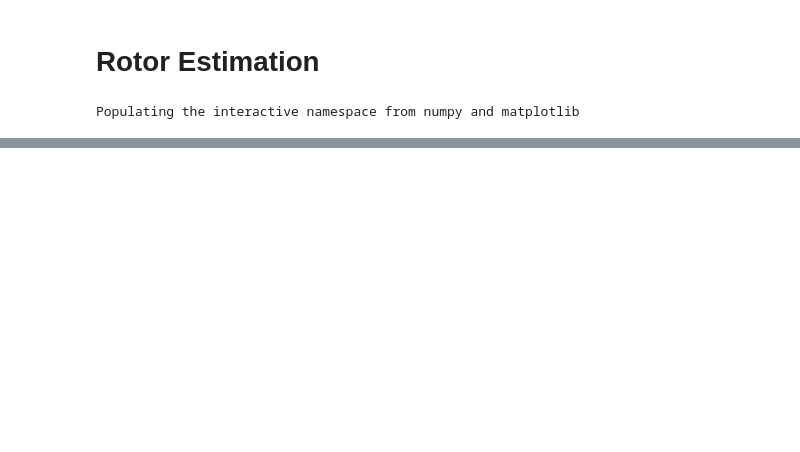
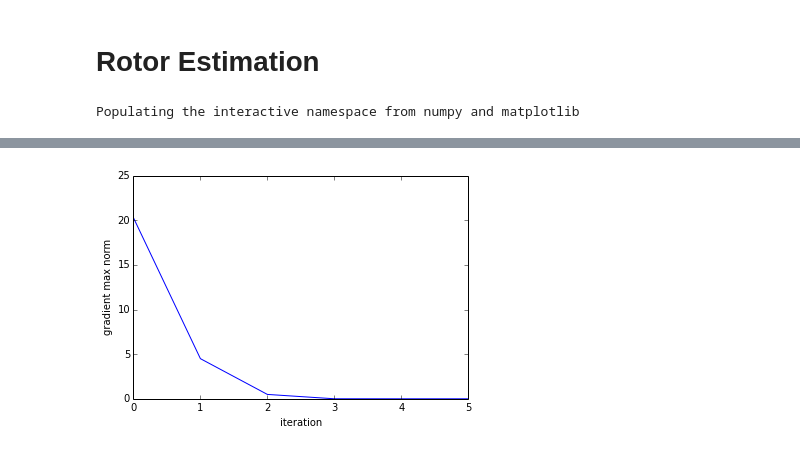
Before and after one commit to tingelst/game, a Jupyter notebook: python/rotor_estimation.ipynb, the cells around one changed output, grey strips where cells are left out. Cells and saved outputs as stored; diff of their text form; code cells hidden in the pictures; blank space fills up the shorter version.

```diff
--- a/python/rotor_estimation.ipynb
+++ b/python/rotor_estimation.ipynb
@@ -54,0 +68,4 @@ array([[-0.7991, -0.3433],
+# %%
+plot_gradient_max_norm(re.summary()['iterations'])
+# %% [output]
+[figure, added]
```
Also changed, not shown: parts of 22 cells of this notebook, 6 other files.
